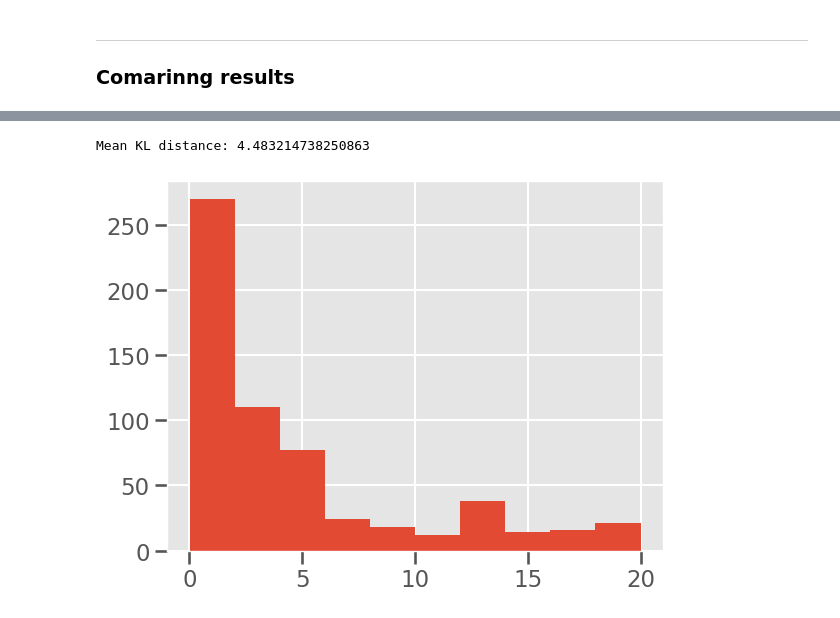
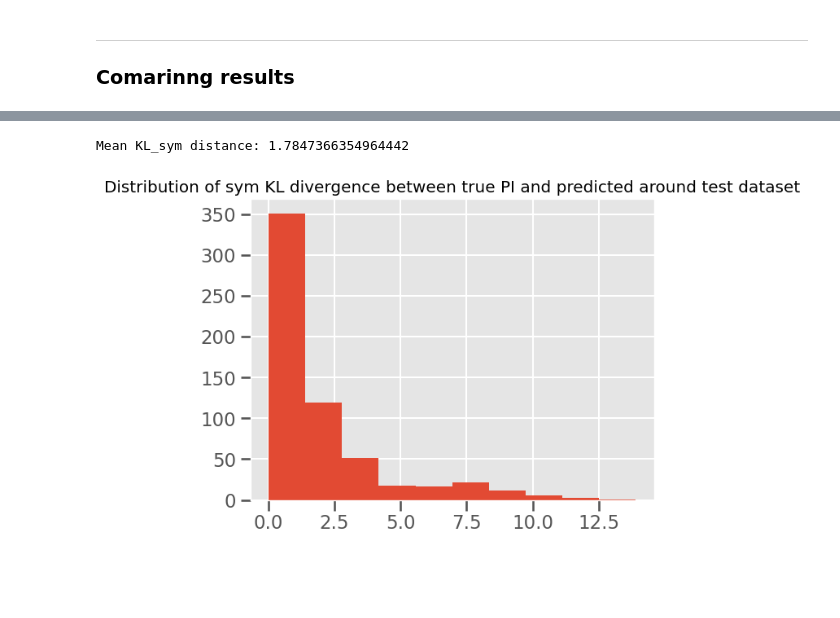
Before and after one commit to Verdangeta/TDA_experiments, a Jupyter notebook: Cross_RipsNet.ipynb, the cells around one changed output, grey strips where cells are left out. Drawn from its saved outputs; the diff is of its cells as text; code cells hidden in the pictures; blank space fills up the shorter version.

```diff
--- a/Cross_RipsNet.ipynb
+++ b/Cross_RipsNet.ipynb
@@ -466,0 +477,22 @@ Mean KL distance: 4.107572865972328
+# %%
+idx = np.argsort(distances)[-5:]
+# print(distances[idx])
+fig = plt.figure(figsize=(10, 10))
+fig.suptitle(f"Top 5 worst predicted PI", fontsize=16)
+gs = gridspec.GridSpec(5, 2, width_ratios=[1,1], wspace=0.0, hspace=0.0)
+for i in range(5):
+    ax = plt.subplot(gs[i,0])
+    ax.imshow(np.flip(np.reshape(clean_PI_test[idx[i]], [50,50]), 0), cmap='jet')
+    plt.xticks([])
+    plt.yticks([])
+    if i==0:
+        ax.set_title("True PI")
+
+    ax.set_ylabel(f"sym_KL={distances[idx[i]]:.2f}")
+
+    ax = plt.subplot(gs[i,1])
+    ax.imshow(np.flip(np.reshape(clean_PI_prediction[idx[i]], [50,50]), 0), cmap='jet')
+    plt.xticks([])
+    plt.yticks([])
+    if i==0:
+        ax.set_title("Predicted PI")
@@ -483,7 +509,7 @@ dropout_rate = 0.2
 optim = tf.keras.optimizers.Adamax(learning_rate=1e-4)
 inputs_1 = tf.keras.Input(shape=(None,2), dtype ="float32", ragged=True)
 inputs_2 = tf.keras.Input(shape=(None,2), dtype ="float32", ragged=True)
-inputs_dist = tf.keras.Input(shape=(N_points, 30), dtype ="float32", ragged=False)
+inputs_dist = tf.keras.Input(shape=(N_points, 60), dtype ="float32", ragged=False)
 
 x = DenseRagged(units=30, use_bias=True, activation='relu')(inputs_1)
 x = DenseRagged(units=20, use_bias=True, activation='relu')(x)
@@ -575,7 +600,7 @@ print("Distance maatrix calculationn took --- %s seconds ---" % (time.time() - s
 # %%
 from sklearn.decomposition import PCA
 
-n_features = 30
+n_features = 60
 # %%
 start_time = time.time()
 
@@ -594,9 +623,9 @@ print("Distance matrix reducted by MAX for --- %s seconds ---" % (time.time() -
 # %%
 start_time = time.time()
 
-percentiles = np.linspace(0, 100, 30)
+percentiles = np.linspace(0, 100, n_features)
 
-pdist_train_reducted_quant = np.percentile(pdist_train, percentiles, axis=1, method = "closest_observation")
-pdist_test_reducted_quant = pdist_test[np.argsort(pdist_test, percentiles, axis = 1,  method = "closest_observation")
+pdist_train_reducted_quant = np.percentile(pdist_train, percentiles, axis=-1, method = "closest_observation").transpose((1,2,0))
+pdist_test_reducted_quant = np.percentile(pdist_test, percentiles, axis=-1,  method = "closest_observation").transpose((1,2,0))
 
 print("Distance matrix reducted by Quantile for --- %s seconds ---" % (time.time() - start_time))
@@ -757,7 +803,8 @@ for i in range(3):
 # %%
-distances = measure_dist(clean_PI_prediction_second_type_pca, clean_PI_test, method="sym_KL")
+distances = measure_dist(clean_PI_prediction_second_type_quant, clean_PI_test, method="KL_sym")
 plt.hist(distances)
+plt.title("Distribution of sym KL divergence between true PI and predicted around test dataset")
 plt.show()
 # %% [output]
-Mean KL distance: 4.483214738250863
+Mean KL_sym distance: 1.7847366354964442
-[figure, old version]
+[figure, new version]
```
Also changed, not shown: parts of 27 cells of this notebook, 3 other files.
